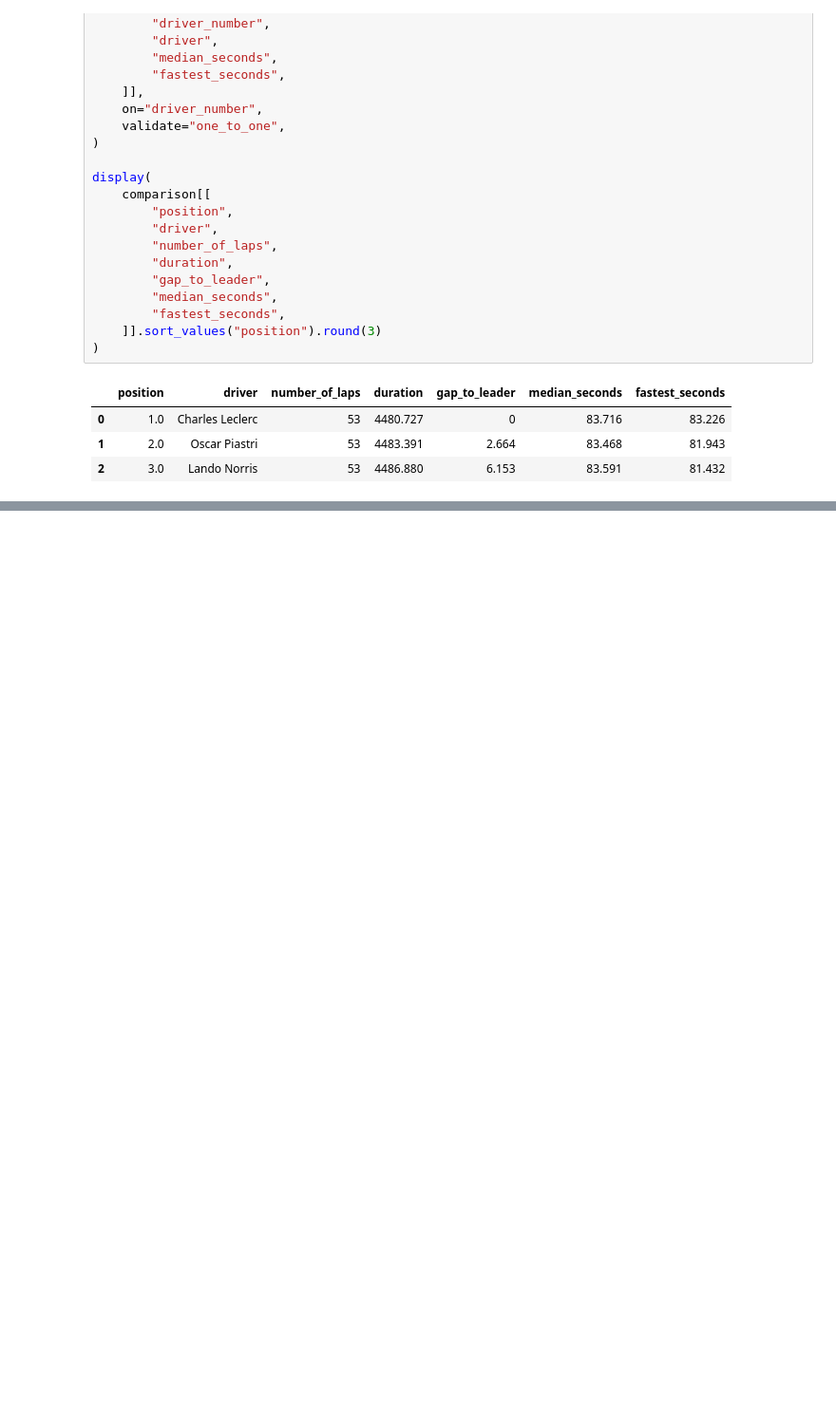
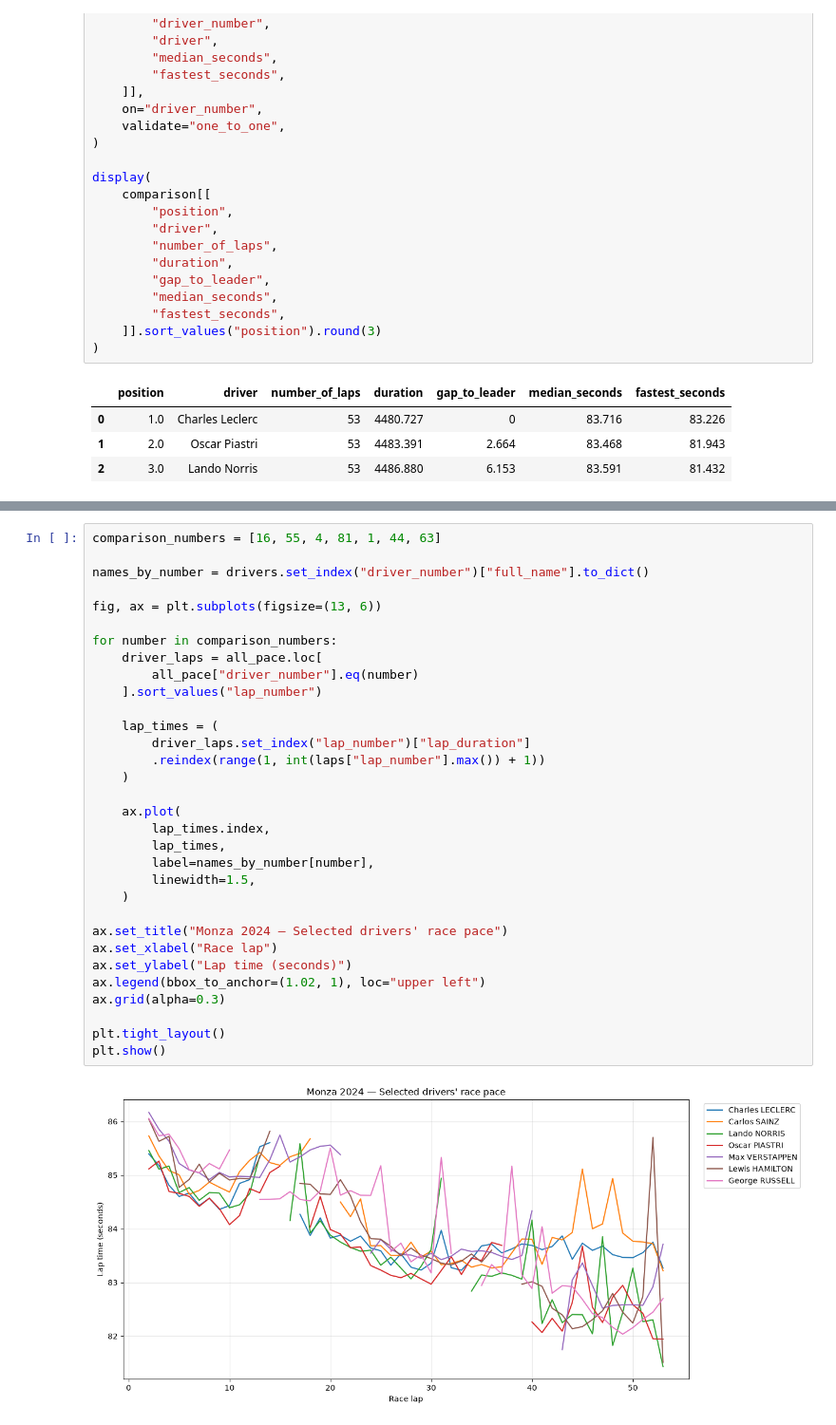
Before and after one commit to Aishendo/f1-race-analysis, a Jupyter notebook: race_analysis.ipynb, the cells around one changed output, grey strips where cells are left out. Shown at 95% size. Saved outputs shown, nothing was run; the diff lists cells and outputs as text; blank space fills up the shorter version.

Commit message:
Add all-driver overview and teammate pace comparisons

```diff
--- a/race_analysis.ipynb
+++ b/race_analysis.ipynb
@@ -658,0 +744,34 @@ print("Результаты гонки и сравнительная табли
+# %%
+comparison_numbers = [16, 55, 4, 81, 1, 44, 63]
+
+names_by_number = drivers.set_index("driver_number")["full_name"].to_dict()
+
+fig, ax = plt.subplots(figsize=(13, 6))
+
+for number in comparison_numbers:
+    driver_laps = all_pace.loc[
+        all_pace["driver_number"].eq(number)
+    ].sort_values("lap_number")
+
+    lap_times = (
+        driver_laps.set_index("lap_number")["lap_duration"]
+        .reindex(range(1, int(laps["lap_number"].max()) + 1))
+    )
+
+    ax.plot(
+        lap_times.index,
+        lap_times,
+        label=names_by_number[number],
+        linewidth=1.5,
+    )
+
+ax.set_title("Monza 2024 — Selected drivers' race pace")
+ax.set_xlabel("Race lap")
+ax.set_ylabel("Lap time (seconds)")
+ax.legend(bbox_to_anchor=(1.02, 1), loc="upper left")
+ax.grid(alpha=0.3)
+
+plt.tight_layout()
+plt.show()
+# %% [output]
+[figure, added]
```
Also changed, not shown: parts of 13 cells of this notebook, 1 other file.
